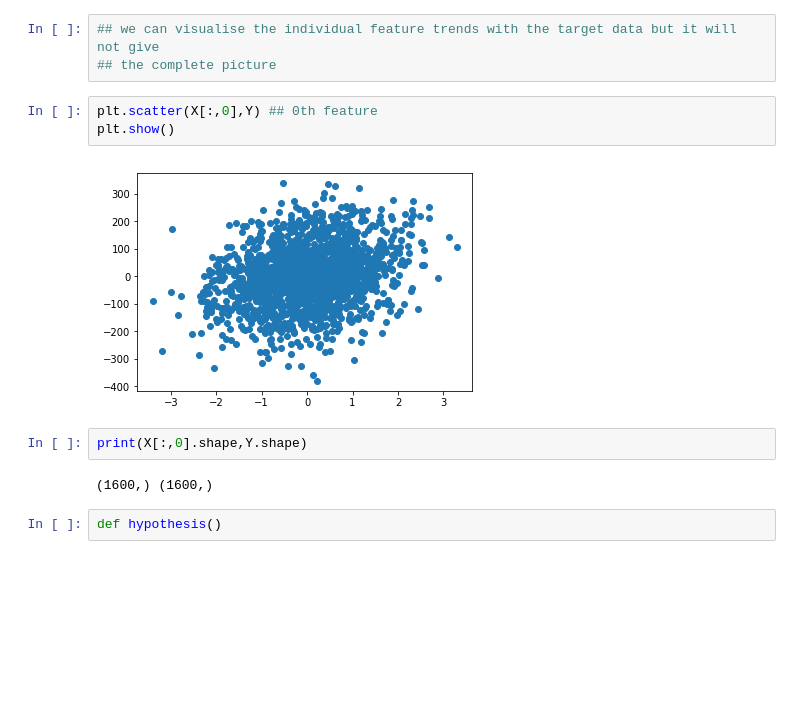
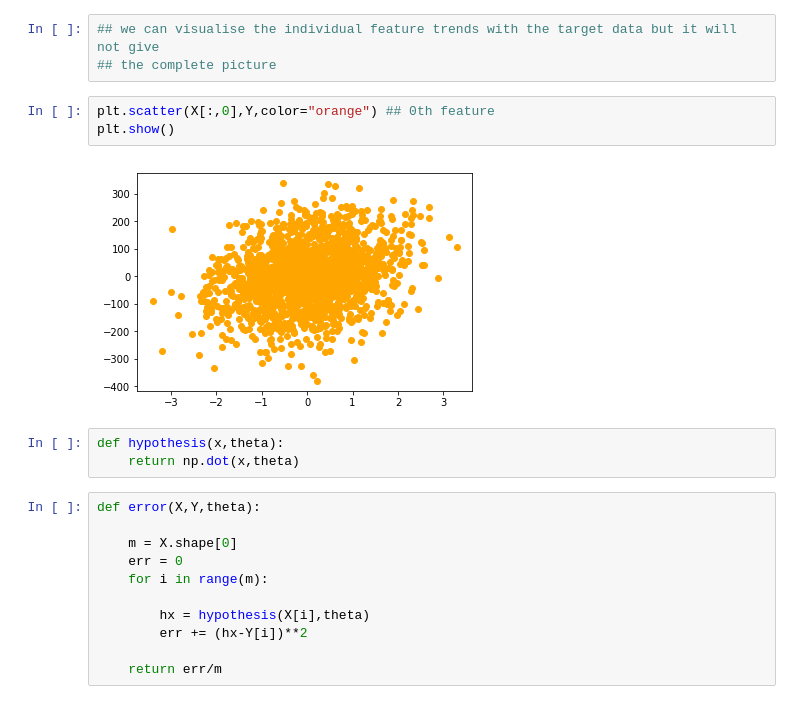
Before and after one commit to yatin9988/LinearRegression, a Jupyter notebook: LinearRegression_multipleFeatures.ipynb, the cells around one changed output. Drawn from its saved outputs; the diff is of its cells as text; blank space fills up the shorter version.

Commit message:
added code for hypothesis,error function,gradient and gradient descent

```diff
--- a/LinearRegression_multipleFeatures.ipynb
+++ b/LinearRegression_multipleFeatures.ipynb
@@ -77,13 +77,21 @@ print(mu.shape,sigma.shape)
 ## we can visualise the individual feature trends with the target data but it will not give
 ## the complete picture
 # %%
-plt.scatter(X[:,0],Y) ## 0th feature
+plt.scatter(X[:,0],Y,color="orange") ## 0th feature
 plt.show()
 # %% [output]
-[figure, old version]
+[figure, new version]
-# %%
-print(X[:,0].shape,Y.shape)
-# %% [output]
-(1600,) (1600,)
-# %%
-def hypothesis()
+# %%
+def hypothesis(x,theta):
+    return np.dot(x,theta)
+# %%
+def error(X,Y,theta):
+
+    m = X.shape[0]
+    err = 0
+    for i in range(m):
+
+        hx = hypothesis(X[i],theta)
+        err += (hx-Y[i])**2
+
+    return err/m
```
Also changed, not shown: parts of 8 cells of this notebook.
